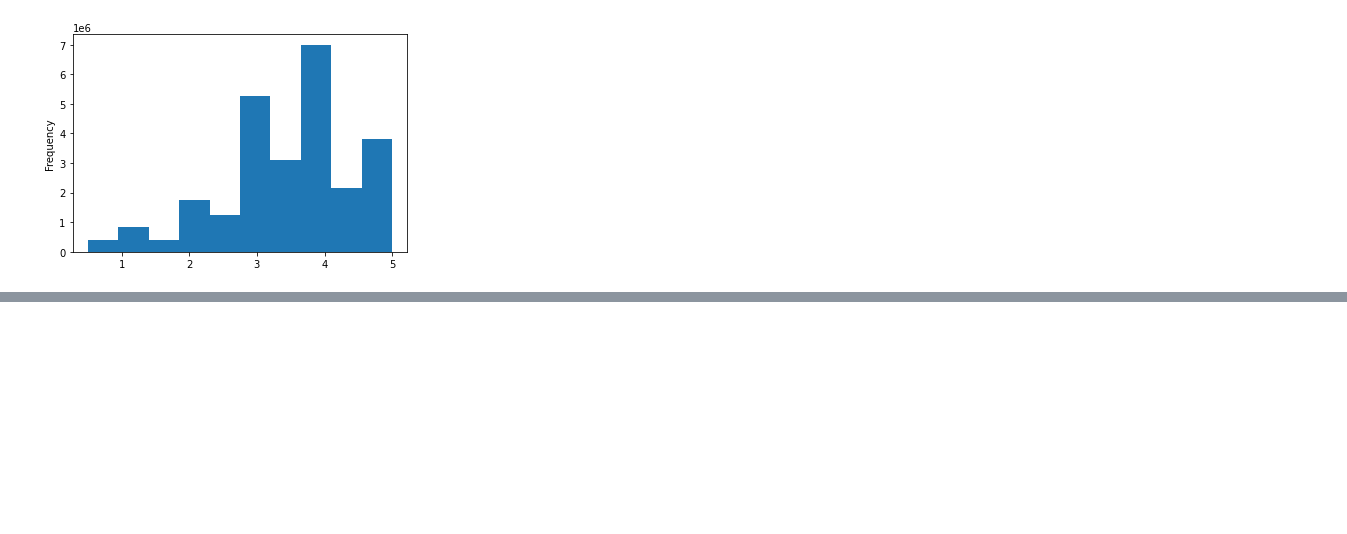
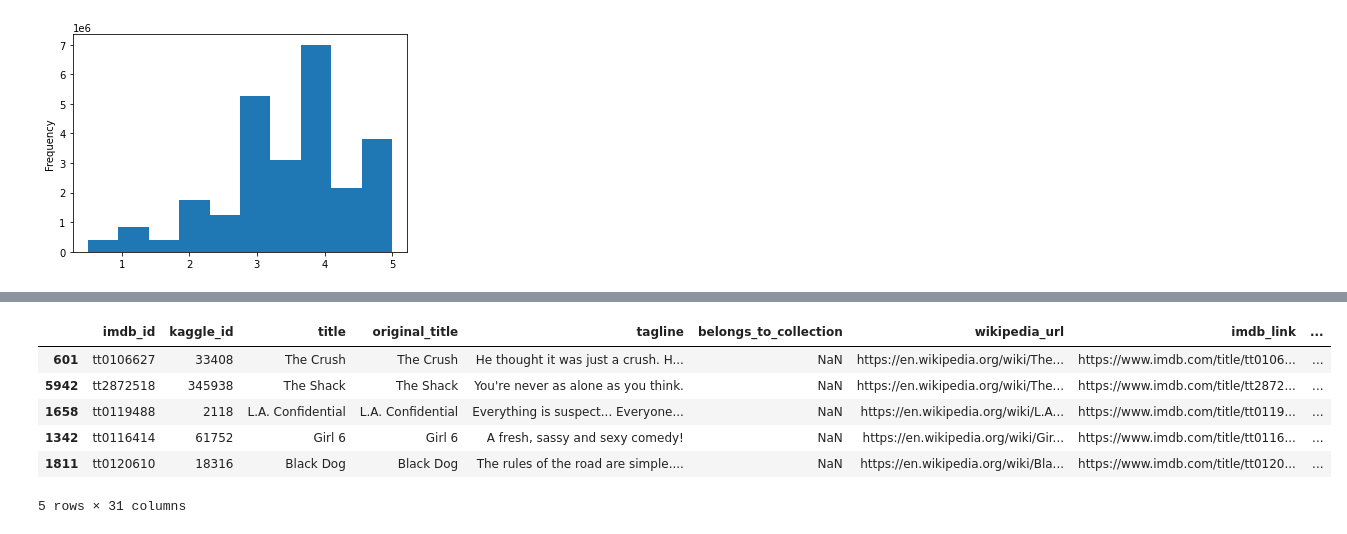
Before and after one commit to cb19weber/Movies-ETL, a Jupyter notebook: Untitled1.ipynb, the cells around one changed output, grey strips where cells are left out. Saved outputs shown, nothing was run; the diff lists cells and outputs as text; code cells hidden in the pictures; blank space fills up the shorter version.

```diff
--- a/Untitled1.ipynb
+++ b/Untitled1.ipynb
@@ -271,0 +280,13 @@ Name: rating, dtype: float64
+# %%
+# Competing data:
+# Wiki                     Movielens                Resolution
+#--------------------------------------------------------------------------
+# title_wiki               title_kaggle             Drop Wikipedia
+# running_time             runtime                  Keep Kaggle; fill in zeros with Wikipedia data.
+# budget_wiki              budget_kaggle            Keep Kaggle; fill in zeros with Wikipedia data.
+# box_office               revenue                  Keep Kaggle; fill in zeros with Wikipedia data.
+# release_date_wiki        release_date_kaggle      Drop Wikipedia.
+# Language                 original_language        Drop Wikipedia.
+# Production company(s)    production_companies     Drop Wikipedia.
+# Drop column data based on the above action plan
+movies_df.drop(columns=['title_wiki','release_date_wiki','Language','Production company(s)'], inplace=True)
@@ -271,0 +319,24 @@ Name: rating, dtype: float64
+# %%
+movies_df = movies_df.loc[:, ['imdb_id','id','title_kaggle','original_title','tagline','belongs_to_collection','url','imdb_link',
+                       'runtime','budget_kaggle','revenue','release_date_kaggle','popularity','vote_average','vote_count',
+                       'genres','original_language','overview','spoken_languages','Country',
+                       'production_companies','production_countries','Distributor',
+                       'Producer(s)','Director','Starring','Cinematography','Editor(s)','Writer(s)','Composer(s)','Based on'
+                      ]]
+# %%
+movies_df.rename({'id':'kaggle_id',
+                  'title_kaggle':'title',
+                  'url':'wikipedia_url',
+                  'budget_kaggle':'budget',
+                  'release_date_kaggle':'release_date',
+                  'Country':'country',
+                  'Distributor':'distributor',
+                  'Producer(s)':'producers',
+                  'Director':'director',
+                  'Starring':'starring',
+                  'Cinematography':'cinematography',
+                  'Editor(s)':'editors',
+                  'Writer(s)':'writers',
+                  'Composer(s)':'composers',
+                  'Based on':'based_on'
+                 }, axis='columns', inplace=True)
@@ -271,0 +363,10 @@ Name: rating, dtype: float64
+# %%
+movies_df.sample(5)
+# %% [output]
+|  | imdb_id | kaggle_id | title | original_title | tagline | belongs_to_collection | wikipedia_url | imdb_link | ... |
+| 601 | tt0106627 | 33408 | The Crush | The Crush | He thought it was just a crush. H... | NaN | https://en.wikipedia.org/wiki/The... | https://www.imdb.com/title/tt0106... | ... |
+| 5942 | tt2872518 | 345938 | The Shack | The Shack | You're never as alone as you think. | NaN | https://en.wikipedia.org/wiki/The... | https://www.imdb.com/title/tt2872... | ... |
+| 1658 | tt0119488 | 2118 | L.A. Confidential | L.A. Confidential | Everything is suspect... Everyone... | NaN | https://en.wikipedia.org/wiki/L.A... | https://www.imdb.com/title/tt0119... | ... |
+| 1342 | tt0116414 | 61752 | Girl 6 | Girl 6 | A fresh, sassy and sexy comedy! | NaN | https://en.wikipedia.org/wiki/Gir... | https://www.imdb.com/title/tt0116... | ... |
+| 1811 | tt0120610 | 18316 | Black Dog | Black Dog | The rules of the road are simple.... | NaN | https://en.wikipedia.org/wiki/Bla... | https://www.imdb.com/title/tt0120... | ... |
+5 rows × 31 columns
```
Also changed, not shown: parts of 7 cells of this notebook.
